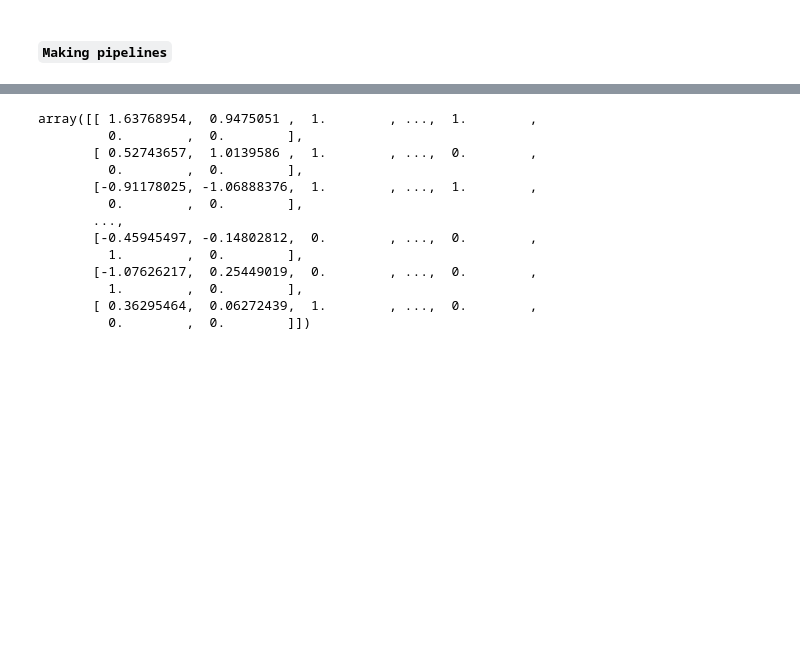
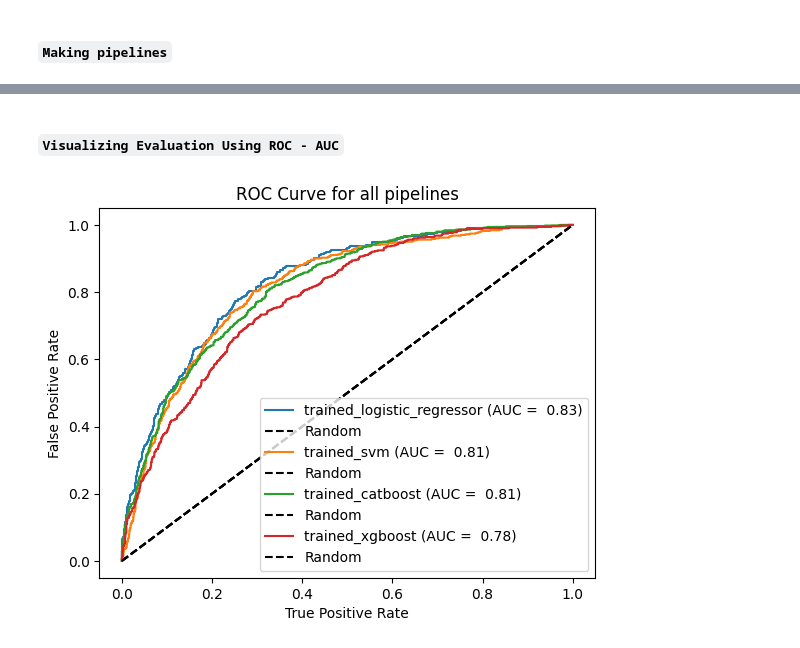
Before and after one commit to kwasichrappah/Custormer-Churn, a Jupyter notebook: customer.ipynb, the cells around one changed output, grey strips where cells are left out. Drawn from its saved outputs; the diff is of its cells as text; code cells hidden in the pictures; blank space fills up the shorter version.

```diff
--- a/customer.ipynb
+++ b/customer.ipynb
@@ -401,6 +678,6 @@ for column in X.select_dtypes('object'):
-# %%
-cats=X.select_dtypes('object').columns
-#numerics=X.select_dtypes('number')
+# %%
+y_train_encoded = pd.to_numeric(y_train)
+y_test_encoded = pd.to_numeric(y_test)
 # %% [markdown]
 ##### `Making pipelines`
 # %%
@@ -418,5 +696,7 @@ cat_transformer = Pipeline(steps=[
 # %%
 # getting together our scaler and encoder with preprocessor
 preprocessor = ColumnTransformer(
-      transformers=[('num', num_transformer , numerics),
-                    ('cat', cat_transformer , cats)])
+      transformers = [('num', num_transformer , numerics),
+                    ('cat', cat_transformer , cats),
+
+                    ])
@@ -433,7 +710,8 @@ CatBoost_mod = Pipeline(steps=[("preprocessor", preprocessor),
 # %%
 # Create a dictionary of the model pipelines
-all_models_pipeines = {"Logistic_Regressor": log_mod,
-              "SVM": svc_mod,
-              "CatBoost": CatBoost_mod,
+all_models_pipelines = {"Logistic_Regressor": (LogisticRegression(random_state = 27 )),
+              "SVM": SVC(random_state = 27,probability = True),
+              "CatBoost": (CatBoostClassifier(random_state=27, verbose = False)),
+              "Xgboost":XGBClassifier(random_state=27)
               }
 # %%
@@ -504,18 +850,0 @@ X_train
-# %%
-processed = preprocessor.transform(X_train)
-#new_data=processed.transform(X_train)
-processed
-# %% [output]
-array([[ 1.63768954,  0.9475051 ,  1.        , ...,  1.        ,
-         0.        ,  0.        ],
-       [ 0.52743657,  1.0139586 ,  1.        , ...,  0.        ,
-         0.        ,  0.        ],
-       [-0.91178025, -1.06888376,  1.        , ...,  1.        ,
-         0.        ,  0.        ],
-       ...,
-       [-0.45945497, -0.14802812,  0.        , ...,  0.        ,
-         1.        ,  0.        ],
-       [-1.07626217,  0.25449019,  0.        , ...,  0.        ,
-         1.        ,  0.        ],
-       [ 0.36295464,  0.06272439,  1.        , ...,  0.        ,
-         0.        ,  0.        ]])
@@ -524,0 +851,28 @@ from sklearn.model_selection import GridSearchCV
+# %% [markdown]
+#### `Visualizing Evaluation Using ROC - AUC`
+# %%
+from sklearn.metrics import roc_curve,auc
+
+all_roc_data = {}
+fig, ax = plt.subplots()
+
+for name,model in trained_models.items():
+    y_score = model.predict_proba(X_test)[:,1]
+
+    fpr, tpr, thresholds = roc_curve(y_test_encoded, y_score)
+
+    roc_auc = auc(fpr,tpr)
+    roc_data_df = pd.DataFrame({'False Positive Rate' : fpr , 'True Positve Rate' : tpr , 'Threshold' : thresholds})
+    all_roc_data[name] = roc_data_df
+
+    ax.plot(fpr,tpr, label = f'{name} (AUC = {roc_auc: .2f})')
+
+    ax.plot([0,1],[0,1], linestyle='--', color='k', label='Random')
+    ax.set_ylabel('False Positive Rate')
+    ax.set_xlabel('True Positive Rate')
+    ax.set_title('ROC Curve for all pipelines')
+
+plt.legend()
+plt.show()
+# %% [output]
+[figure, added]
```
Also changed, not shown: parts of 100 cells of this notebook.
